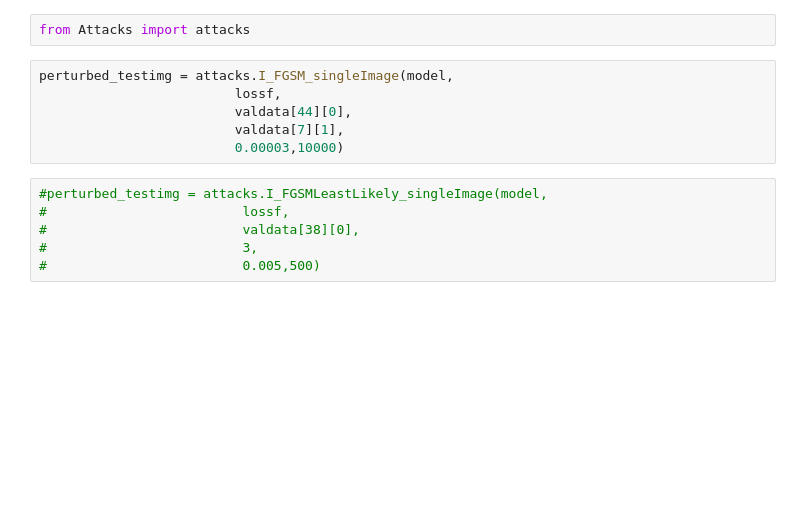
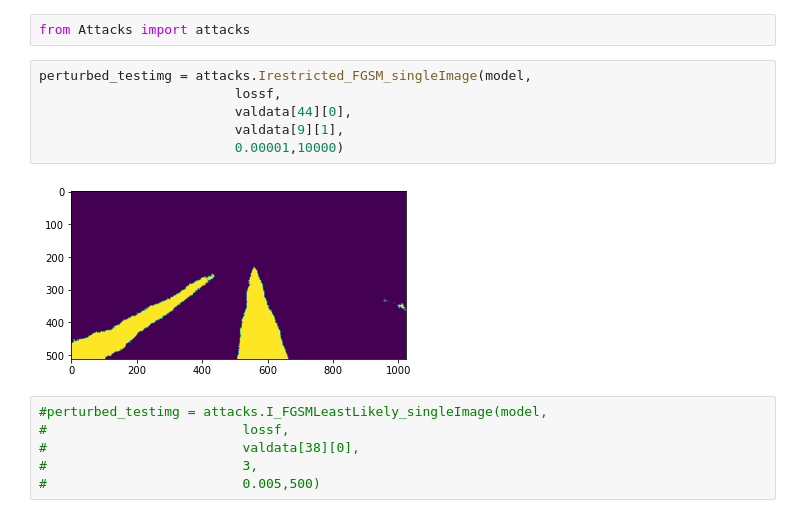
Before and after one commit to LuisWohlers/attackingSemanticSegmentation, a Jupyter notebook: TestAttacks.ipynb, the cells around one changed output. Cells and saved outputs as stored; diff of their text form; blank space fills up the shorter version.

```diff
--- a/TestAttacks.ipynb
+++ b/TestAttacks.ipynb
@@ -64,11 +64,13 @@ lossf=loss.BCEDiceLoss(lambda_dice=0.4,lambda_bce=0.6)
 # %%
 from Attacks import attacks
 # %%
-perturbed_testimg = attacks.I_FGSM_singleImage(model,
+perturbed_testimg = attacks.Irestricted_FGSM_singleImage(model,
                          lossf,
                          valdata[44][0],
-                         valdata[7][1],
-                         0.00003,10000)
+                         valdata[9][1],
+                         0.00001,10000)
+# %% [output]
+[figure, added]
 # %%
 #perturbed_testimg = attacks.I_FGSMLeastLikely_singleImage(model,
 #                         lossf,
```
Also changed, not shown: parts of 4 cells of this notebook, 1 other file.
